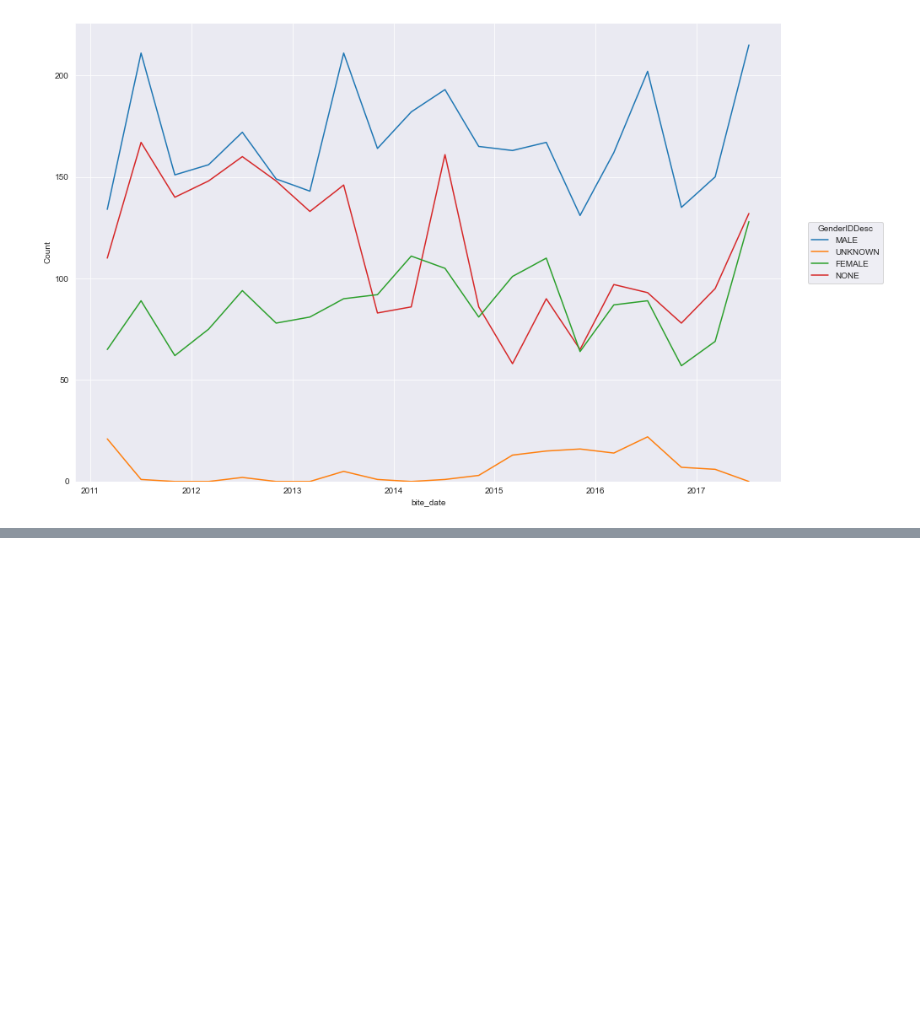
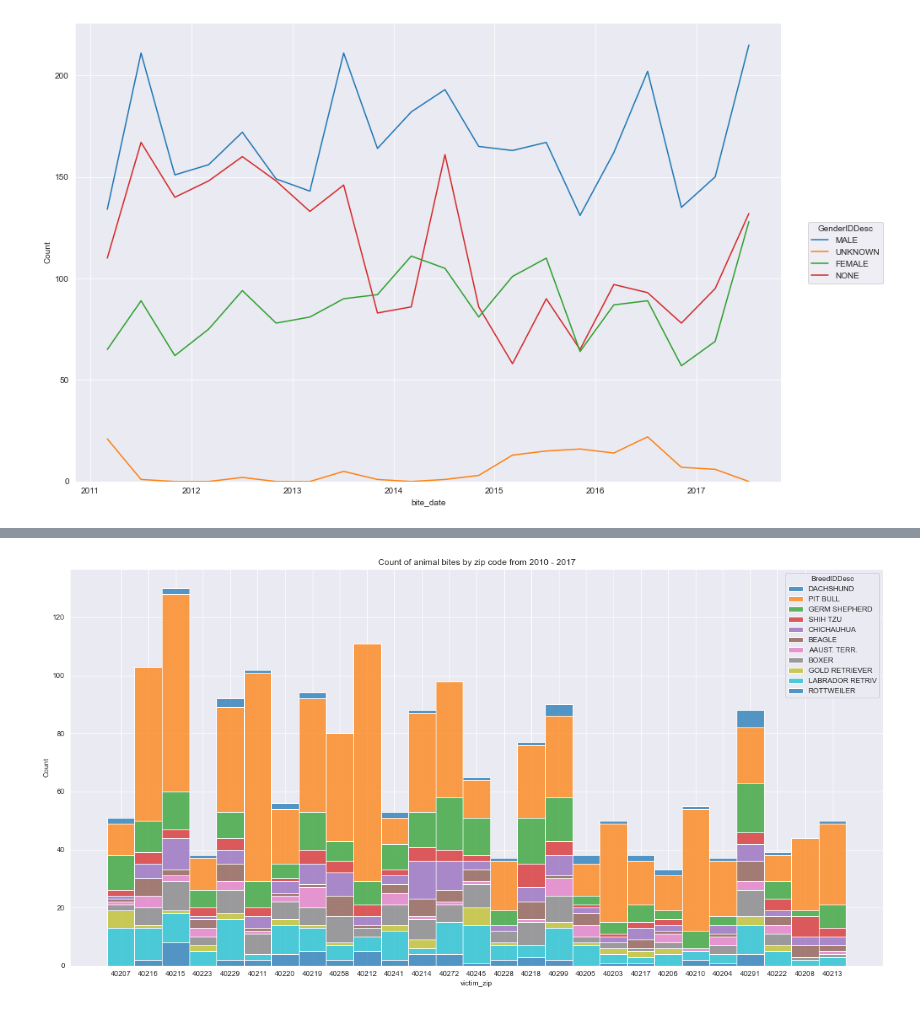
Before and after one commit to NickD-Dean/Springboard, a Jupyter notebook: Case Studies/Data Viz Presentation/Data Viz Assignment.ipynb, the cells around one changed output, grey strips where cells are left out. Saved outputs shown, nothing was run; the diff lists cells and outputs as text; code cells hidden in the pictures; blank space fills up the shorter version.

Commit message:
Finished Data Viz project

```diff
--- a/Case Studies/Data Viz Presentation/Data Viz Assignment.ipynb
+++ b/Case Studies/Data Viz Presentation/Data Viz Assignment.ipynb
@@ -268,0 +295,7 @@ move_legend(g, new_loc='center right', bbox_to_anchor=(1.15, 0.5))
+# %%
+victim = bites.victim_zip.value_counts()
+victim = victim[victim<100]
+drop_list = list(victim.index)
+bites['victim_zip'].replace(to_replace=drop_list, value=np.nan, inplace=True)
+bites['victim_zip'].replace(to_replace='NONE', value=np.nan, inplace=True)
+bites.victim_zip.value_counts()
@@ -268,0 +320,8 @@ move_legend(g, new_loc='center right', bbox_to_anchor=(1.15, 0.5))
+# %%
+plt.figure(figsize=(20,10))
+_ = bites[(bites.bite_year>=2011)&(bites.BreedIDDesc!='NONE')&(bites.BreedIDDesc!='OTHER')]
+_ = _.dropna()
+sns.histplot(data=_, x='victim_zip', stat='count', hue='BreedIDDesc', multiple='stack', palette='tab10')
+plt.title('Count of animal bites by zip code from 2010 - 2017');
+# %% [output]
+[figure, added]
```
Also changed, not shown: parts of 18 cells of this notebook.
